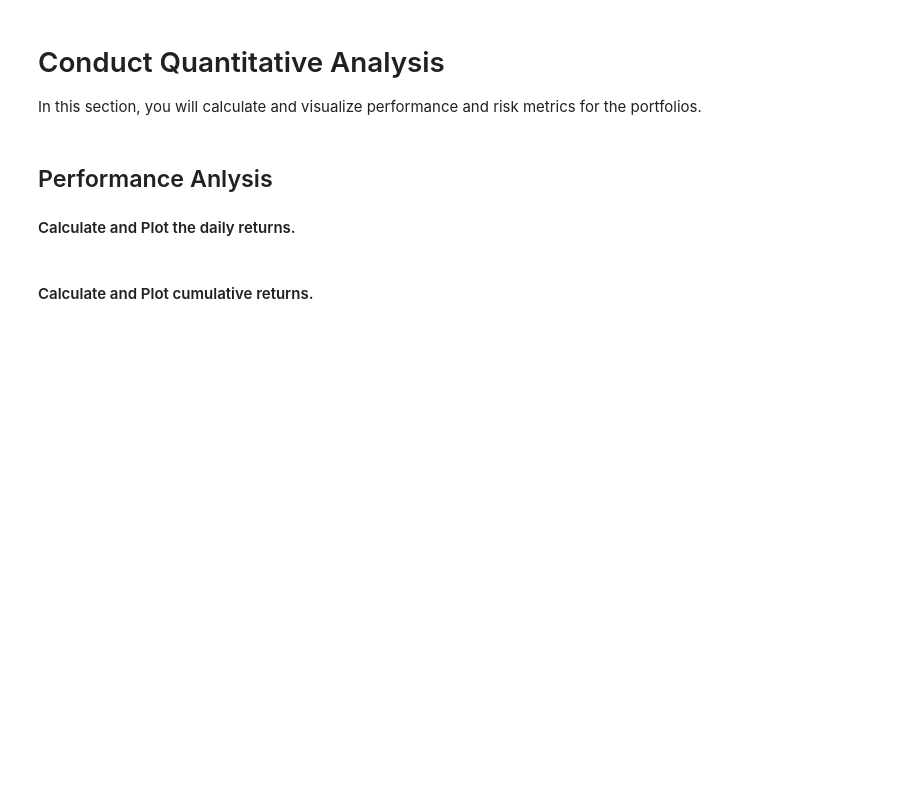
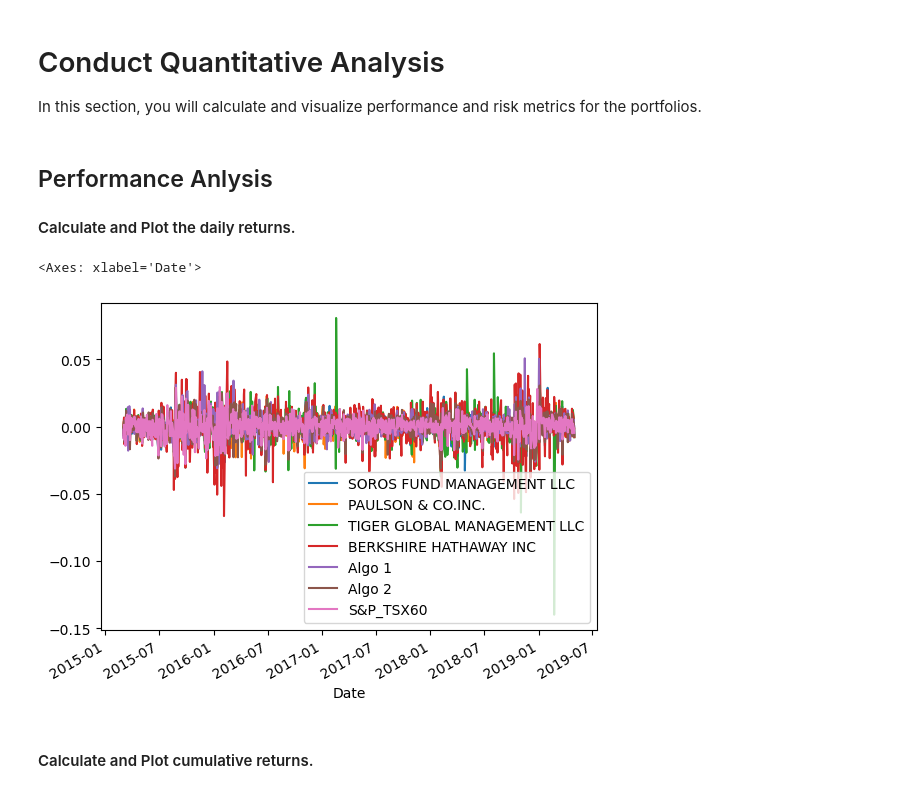
Before and after one commit to KPI68/homework-pandas, a Jupyter notebook: whale_analysis.ipynb, the cells around one changed output. Drawn from its saved outputs; the diff is of its cells as text; code cells hidden in the pictures; blank space fills up the shorter version.

```diff
--- a/whale_analysis.ipynb
+++ b/whale_analysis.ipynb
@@ -56,6 +132,10 @@ Read the S&P TSX 60 historic closing prices and create a new daily returns DataF
 # %%
 # Calculate Daily Returns
+sp_tsx_history_df = sp_tsx_history_df.pct_change()
 # %%
 # Drop nulls
+sp_tsx_history_df = sp_tsx_history_df.dropna()
 # %%
 # Rename `Close` Column to be specific to this portfolio.
+sp_tsx_history_df = sp_tsx_history_df.rename(columns={'Close':'S&P_TSX60'})
+sp_tsx_history_df
@@ -63,3 +158,5 @@ Read the S&P TSX 60 historic closing prices and create a new daily returns DataF
 ## Combine Whale, Algorithmic, and S&P TSX 60 Returns
 # %%
 # Join Whale Returns, Algorithmic Returns, and the S&P TSX 60 Returns into a single DataFrame with columns for each portfolio's returns.
+portfolio_df = pd.concat([whale_returns_df,algo_returns_df,sp_tsx_history_df],axis="columns",join="inner")
+portfolio_df
@@ -75,6 +187,10 @@ In this section, you will calculate and visualize performance and risk metrics f
 #### Calculate and Plot the daily returns.
 # %%
 # Plot daily returns of all portfolios
+portfolio_df.plot()
+# %% [output]
+<Axes: xlabel='Date'>
+[figure, added]
 # %% [markdown]
 #### Calculate and Plot cumulative returns.
 # %%
```
Also changed, not shown: parts of 48 cells of this notebook, 1 other file.
